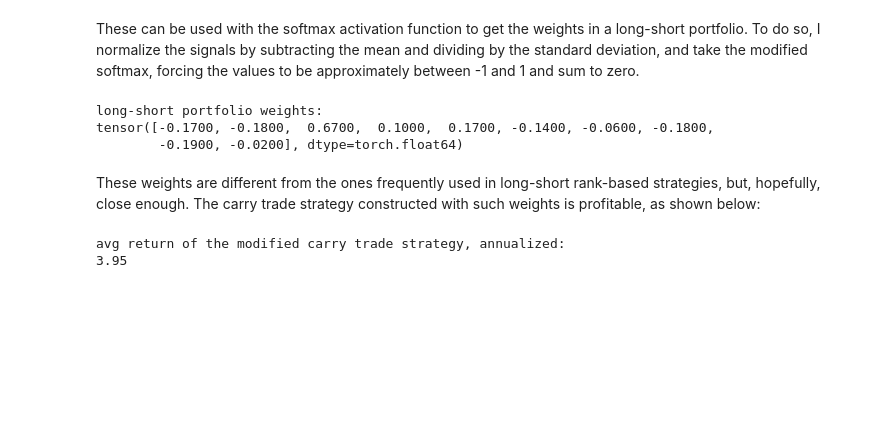
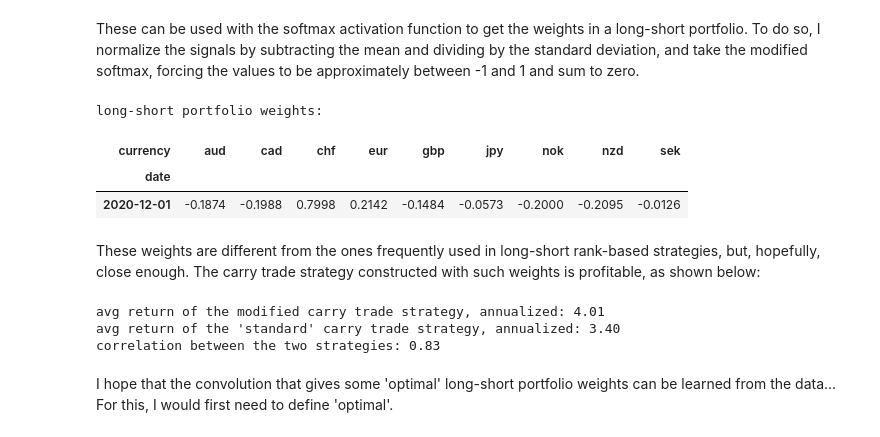
Before and after one commit to ipozdeev/fx-ml-strategies, a Jupyter notebook: demo.ipynb, the cells around one changed output. Saved outputs shown, nothing was run; the diff lists cells and outputs as text; code cells hidden in the pictures; blank space fills up the shorter version.

```diff
--- a/demo.ipynb
+++ b/demo.ipynb
@@ -173,20 +183,29 @@ tensor([0.0046, 0.0032, 0.0165, 0.0129, 0.0135, 0.0073, 0.0101, 0.0031, 0.0011,
 These can be used with the softmax activation function to get the weights in a long-short portfolio. To do so, I normalize the signals by subtracting the mean and dividing by the standard deviation, and take the modified softmax, forcing the values to be approximately between -1 and 1 and sum to zero.
 # %%
 # calculate signals
-signals = F.conv2d(ntsh_t[None, None, ...],
-                   carry_conv[None, None, ...],
-                   stride=(1, n_tenors)).squeeze()
+signals = F.conv2d(
+    torch.from_numpy(many_ntsh.values)[None, None, ...],
+    torch.from_numpy(conv_carry)[None, None, ...],
+    stride=(1, n_tenors)
+).squeeze()
+
 n_assets = len(signals)
 
 # normalize, take softmax with temperature parameter = 1.5
-w = (F.softmax((signals - torch.mean(signals)) / torch.std(signals) * 1.5, dim=0) - 1/n_assets) * 2
+_w = (
+    F.softmax((signals - torch.mean(signals)) / torch.std(signals) * 1.5, dim=0) \
+        - 1/n_assets
+) * 2
+w = pd.DataFrame(_w[None, ...], index=many_ntsh.index[[-1]],
+                 columns=many_ntsh.columns.unique("currency"))
 
 print("long-short portfolio weights:")
-print(w)
+style_time_series(w, precision=4)
 # %% [output]
 long-short portfolio weights:
-tensor([-0.1700, -0.1800,  0.6700,  0.1000,  0.1700, -0.1400, -0.0600, -0.1800,
-        -0.1900, -0.0200], dtype=torch.float64)
+| currency | aud | cad | chf | eur | gbp | jpy | nok | nzd | sek |
+| date |  |  |  |  |  |  |  |  |  |
+| 2020-12-01 | -0.1874 | -0.1988 | 0.7998 | 0.2142 | -0.1484 | -0.0573 | -0.2000 | -0.2095 | -0.0126 |
 # %% [markdown]
 These weights are different from the ones frequently used in long-short rank-based strategies, but, hopefully, close enough. The carry trade strategy constructed with such weights is profitable, as shown below:
 # %%
@@ -204,12 +223,33 @@ def normalized_softmax(_x, dim=-1, temp=1.5):
 # %%
 _fd = data["fd_annualized"].xs("1m", axis=1, level="maturity")
 fd = torch.from_numpy(_fd.values)
-signals_carry = pd.DataFrame(normalized_softmax(fd).numpy(),
-                             index=_fd.index, columns=_fd.columns)
-carry_rx = rx.mul(signals_carry).sum(axis=1)
 
-print("avg return of the modified carry trade strategy, annualized:")
-print(np.round(carry_rx.mean() * 1200, 2))
+signals_carry_conv = pd.DataFrame(
+    normalized_softmax(fd).numpy(),
+    index=_fd.index,
+    columns=_fd.columns
+)
+
+signals_carry_standard = get_long_short_legs(_fd, 3)
+
+carry_conv_rx = rx.mul(signals_carry_conv).sum(axis=1, min_count=1)
+carry_standard_rx = rx.mul(signals_carry_standard).sum(axis=1, min_count=1)
+
+print(
+    "avg return of the modified carry trade strategy, annualized: {:.2f}"\
+        .format(carry_conv_rx.mean() * 1200)
+)
+print(
+    "avg return of the 'standard' carry trade strategy, annualized: {:.2f}"\
+        .format(carry_standard_rx.mean() * 1200)
+)
+print(
+    "correlation between the two strategies: {:.2f}"\
+        .format(carry_conv_rx.corr(carry_standard_rx)
+))
 # %% [output]
-avg return of the modified carry trade strategy, annualized:
-3.95
+avg return of the modified carry trade strategy, annualized: 4.01
+avg return of the 'standard' carry trade strategy, annualized: 3.40
+correlation between the two strategies: 0.83
+# %% [markdown]
+I hope that the convolution that gives some 'optimal' long-short portfolio weights can be learned from the data... For this, I would first need to define 'optimal'.
```
Also changed, not shown: parts of 14 cells of this notebook, 2 other files.
